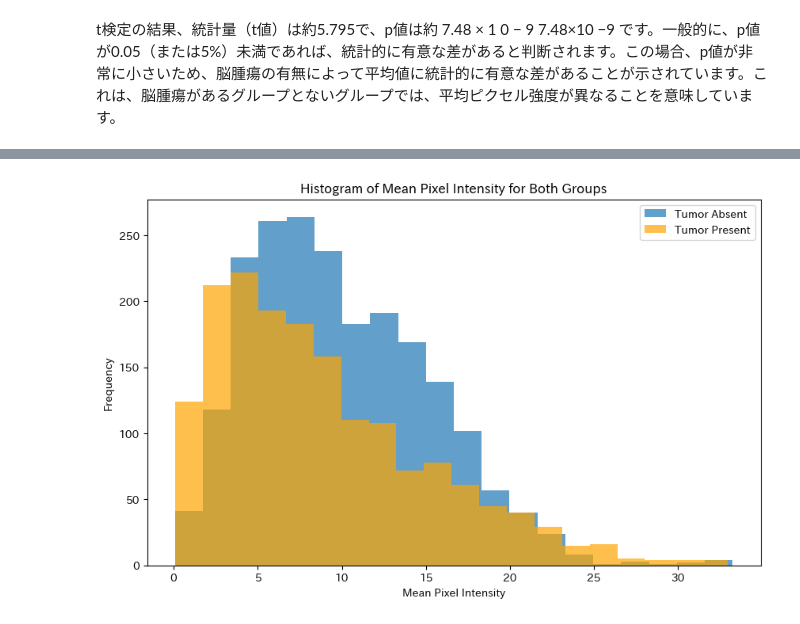
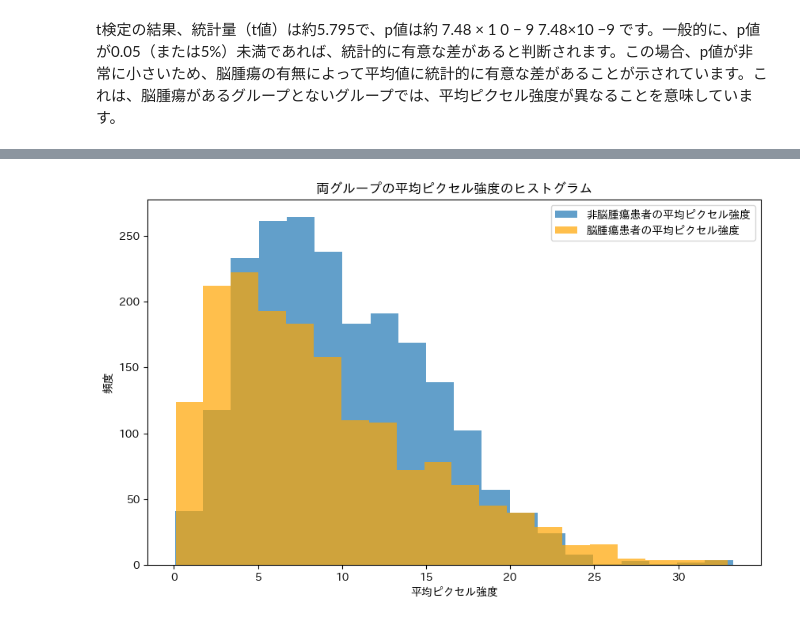
Before and after one commit to kkiyota63/PL4, a Jupyter notebook: PL4_6.ipynb, the cells around one changed output, grey strips where cells are left out. Saved outputs shown, nothing was run; the diff lists cells and outputs as text; code cells hidden in the pictures.

```diff
--- a/PL4_6.ipynb
+++ b/PL4_6.ipynb
@@ -330,18 +365,18 @@ t検定の結果、統計量（t値）は約5.795で、p値は約
 # %%
 # Plot histograms for both groups on the same graph for comparison
 plt.figure(figsize=(10, 6))
 
 # Histogram for group0 (Tumor Absent)
-plt.hist(group0, bins=20, alpha=0.7, label='Tumor Absent')
+plt.hist(group0, bins=20, alpha=0.7, label='非脳腫瘍患者の平均ピクセル強度')
 
 # Histogram for group1 (Tumor Present)
-plt.hist(group1, bins=20, alpha=0.7, label='Tumor Present', color='orange')
+plt.hist(group1, bins=20, alpha=0.7, label='脳腫瘍患者の平均ピクセル強度', color='orange')
 
-plt.title('Histogram of Mean Pixel Intensity for Both Groups')
-plt.xlabel('Mean Pixel Intensity')
-plt.ylabel('Frequency')
+plt.title('両グループの平均ピクセル強度のヒストグラム')
+plt.xlabel('平均ピクセル強度')
+plt.ylabel('頻度')
 plt.legend()
 
 plt.show()
 # %% [output]
-[figure, old version]
+[figure, new version]
```
Also changed, not shown: parts of 6 cells of this notebook.
